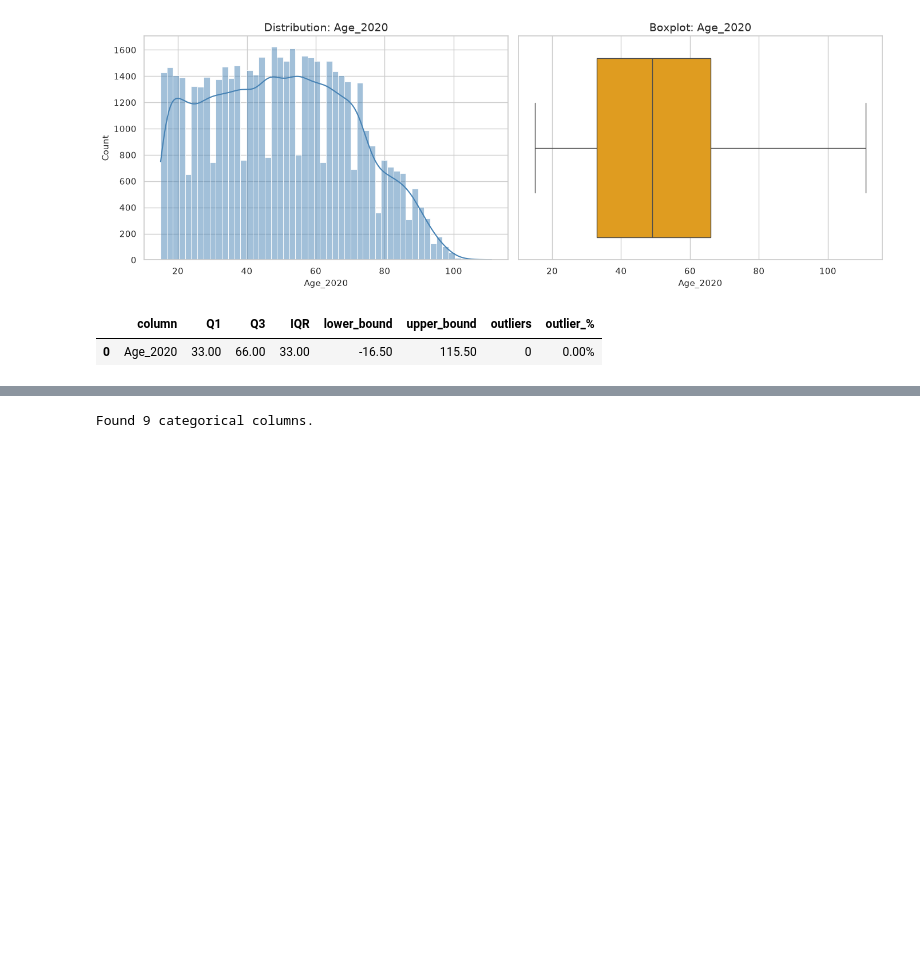
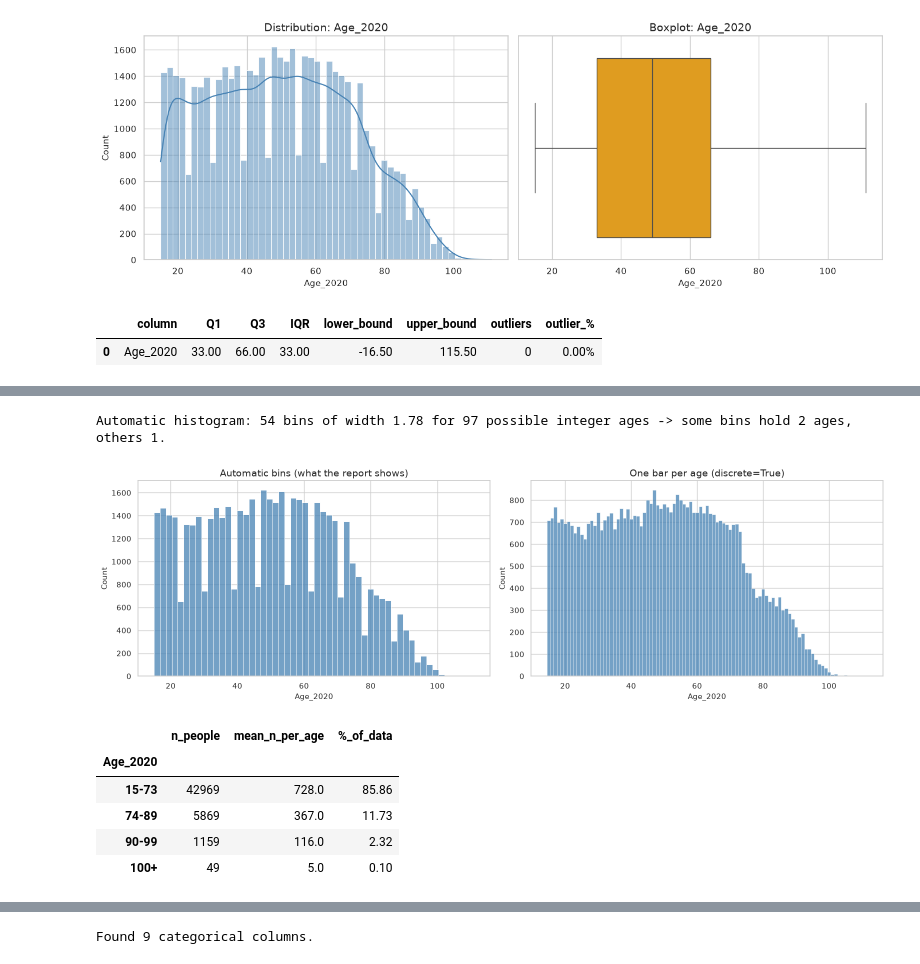
Before and after one commit to julianlopz/Dauphine, a Jupyter notebook: machine_learning/project/scripts/my scripts/1.build_dataset_notebook.ipynb, the cells around one changed output, grey strips where cells are left out. Cells and saved outputs as stored; diff of their text form; code cells hidden in the pictures; blank space fills up the shorter version.

Commit message:
claude correction of report and script v2

```diff
--- a/machine_learning/project/scripts/my scripts/1.build_dataset_notebook.ipynb
+++ b/machine_learning/project/scripts/my scripts/1.build_dataset_notebook.ipynb
@@ -661,0 +668,38 @@ display(
+# %%
+# [ADDED BY CLAUDE] Real distribution of Age_2020 (one bar per integer age)
+age = persons_learn["Age_2020"]
+
+edges = np.histogram_bin_edges(age, bins="auto")
+print(f"Automatic histogram: {len(edges) - 1} bins of width {edges[1] - edges[0]:.2f} "
+      f"for {age.max() - age.min() + 1} possible integer ages -> some bins hold 2 ages, others 1.")
+
+fig, axes = plt.subplots(1, 2, figsize=(16, 5))
+
+sns.histplot(age, ax=axes[0], color="steelblue")
+axes[0].set_title("Automatic bins (what the report shows)")
+
+sns.histplot(age, discrete=True, ax=axes[1], color="steelblue")
+axes[1].set_title("One bar per age (discrete=True)")
+
+plt.tight_layout()
+plt.savefig(FIGURES_DIR / "age_distribution_discrete.png", dpi=150)
+plt.show()
+
+age_counts = age.value_counts().sort_index()
+age_bands = pd.cut(age, [14, 73, 89, 99, 120], labels=["15-73", "74-89", "90-99", "100+"])
+band_summary = age_bands.value_counts().sort_index().to_frame("n_people")
+band_summary["mean_n_per_age"] = (
+    age_counts.groupby(pd.cut(age_counts.index, [14, 73, 89, 99, 120],
+                              labels=["15-73", "74-89", "90-99", "100+"]), observed=True).mean().round(0)
+)
+band_summary["%_of_data"] = (band_summary["n_people"] / len(age) * 100).round(2)
+display(band_summary)
+# %% [output]
+Automatic histogram: 54 bins of width 1.78 for 97 possible integer ages -> some bins hold 2 ages, others 1.
+[figure, added]
+|  | n_people | mean_n_per_age | %_of_data |
+| Age_2020 |  |  |  |
+| 15-73 | 42969 | 728.0 | 85.86 |
+| 74-89 | 5869 | 367.0 | 11.73 |
+| 90-99 | 1159 | 116.0 | 2.32 |
+| 100+ | 49 | 5.0 | 0.10 |
```
Also changed, not shown: parts of 10 cells of this notebook, 9 other files.
